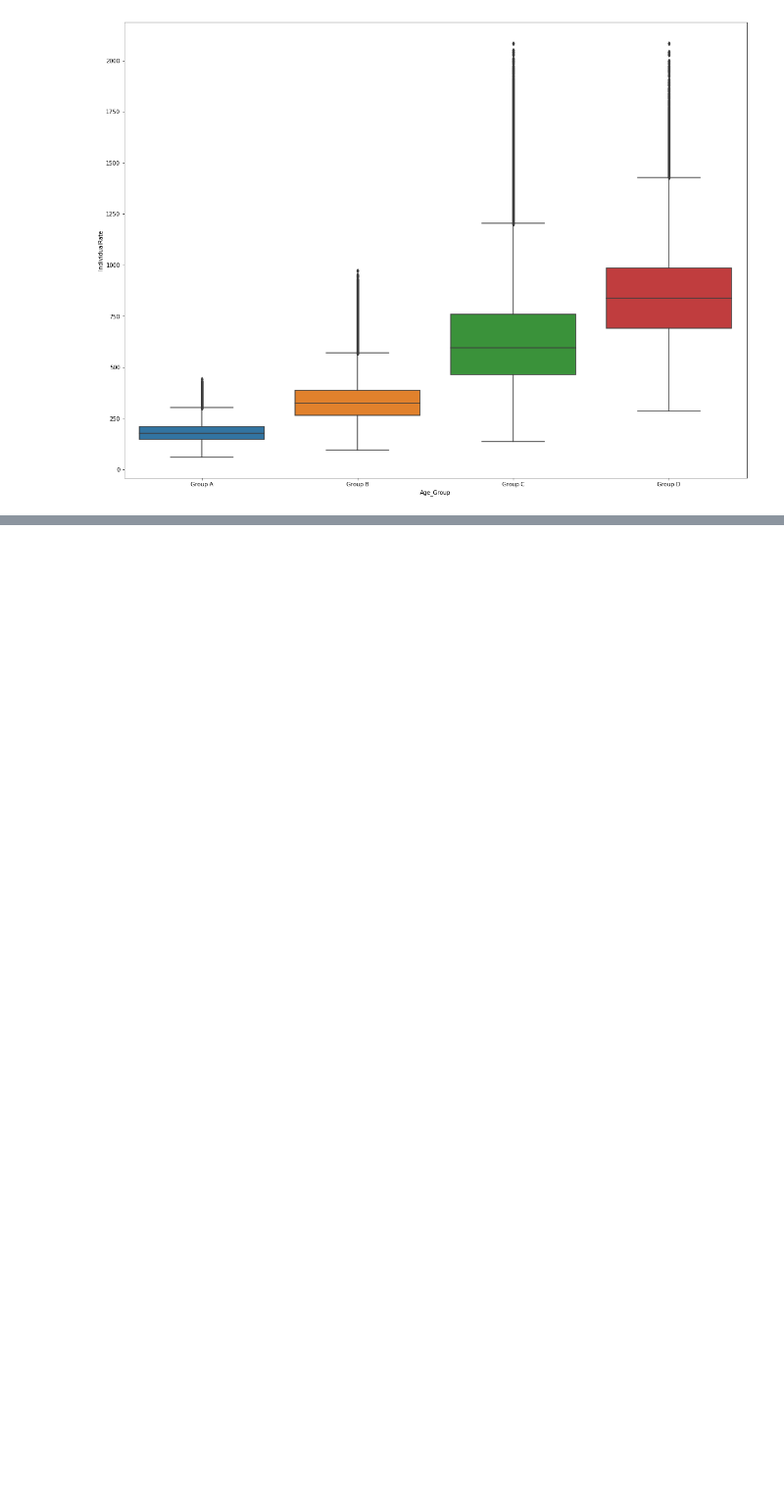
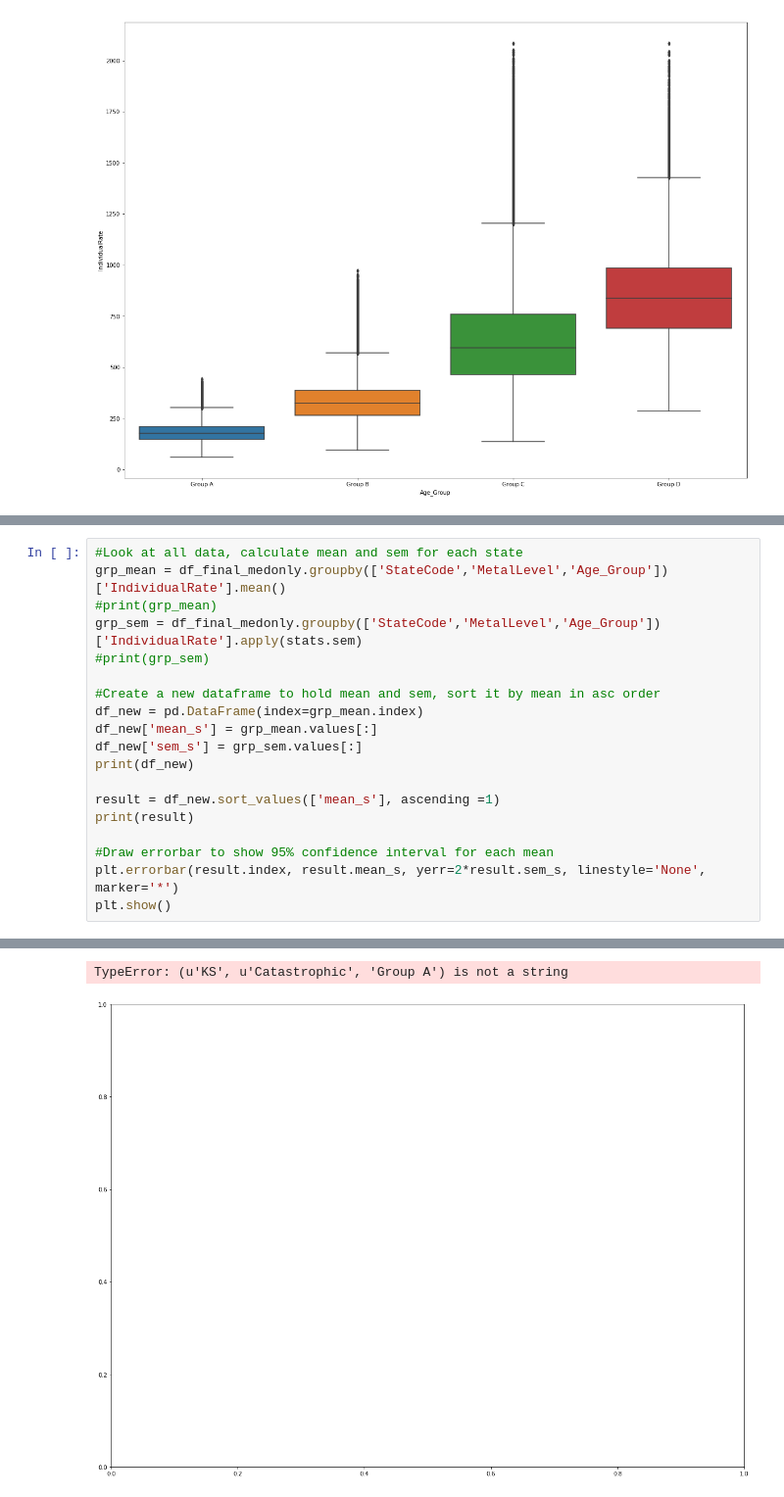
Before and after one commit to linmapitt/Springboard, a Jupyter notebook: CapStone_Project_1/Cap1_notebook.ipynb, the cells around one changed output, grey strips where cells are left out. Shown: that part at 98% size. Cells and saved outputs as stored; diff of their text form; blank space fills up the shorter version.

```diff
--- a/CapStone_Project_1/Cap1_notebook.ipynb
+++ b/CapStone_Project_1/Cap1_notebook.ipynb
@@ -378,0 +366,20 @@ np.std(KS_data['IndividualRate'])
+# %%
+#Look at all data, calculate mean and sem for each state
+grp_mean = df_final_medonly.groupby(['StateCode','MetalLevel','Age_Group'])['IndividualRate'].mean()
+#print(grp_mean)
+grp_sem = df_final_medonly.groupby(['StateCode','MetalLevel','Age_Group'])['IndividualRate'].apply(stats.sem)
+#print(grp_sem)
+
+#Create a new dataframe to hold mean and sem, sort it by mean in asc order
+df_new = pd.DataFrame(index=grp_mean.index)
+df_new['mean_s'] = grp_mean.values[:]
+df_new['sem_s'] = grp_sem.values[:]
+print(df_new)
+
+result = df_new.sort_values(['mean_s'], ascending =1)
+print(result)
+
+#Draw errorbar to show 95% confidence interval for each mean
+plt.errorbar(result.index, result.mean_s, yerr=2*result.sem_s, linestyle='None', marker='*')
+plt.show()
+# %% [output]
@@ -378,0 +403,2 @@ np.std(KS_data['IndividualRate'])
+TypeError: (u'KS', u'Catastrophic', 'Group A') is not a string
+[figure, added]
```
Also changed, not shown: parts of 8 cells of this notebook.
